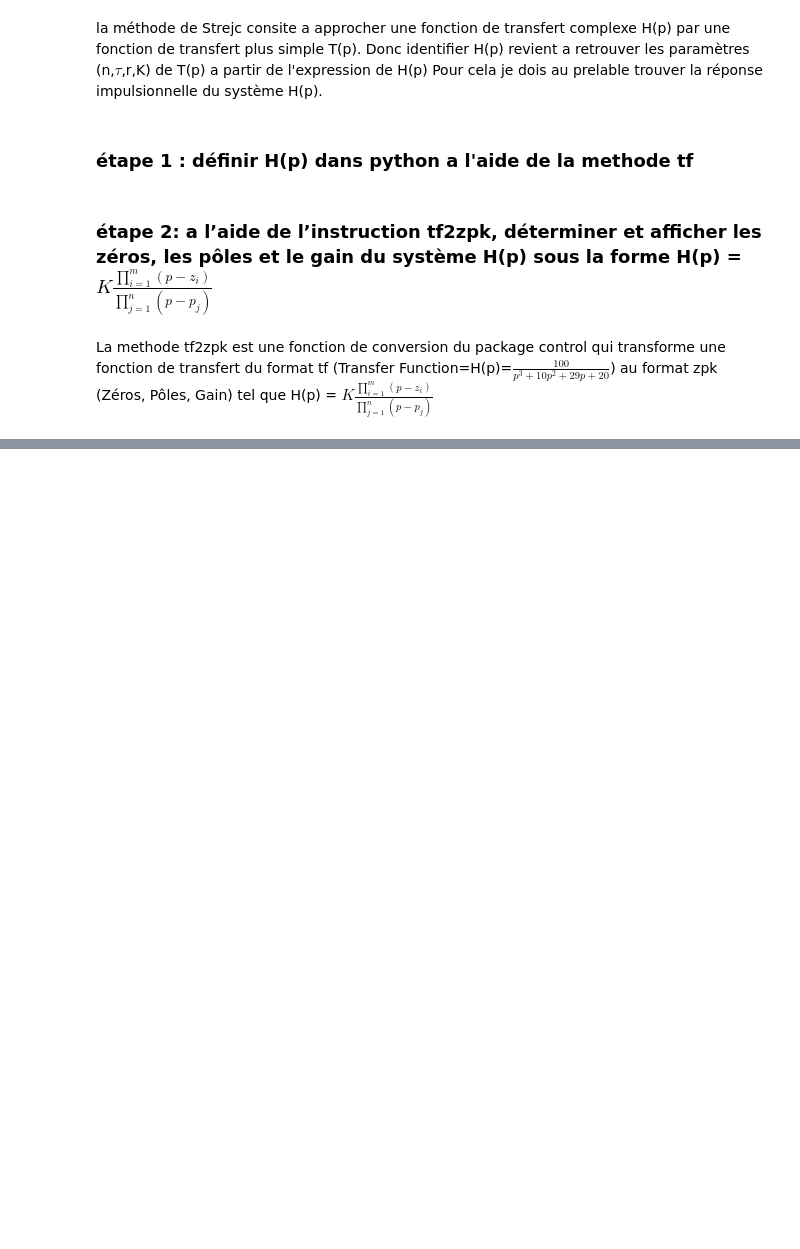
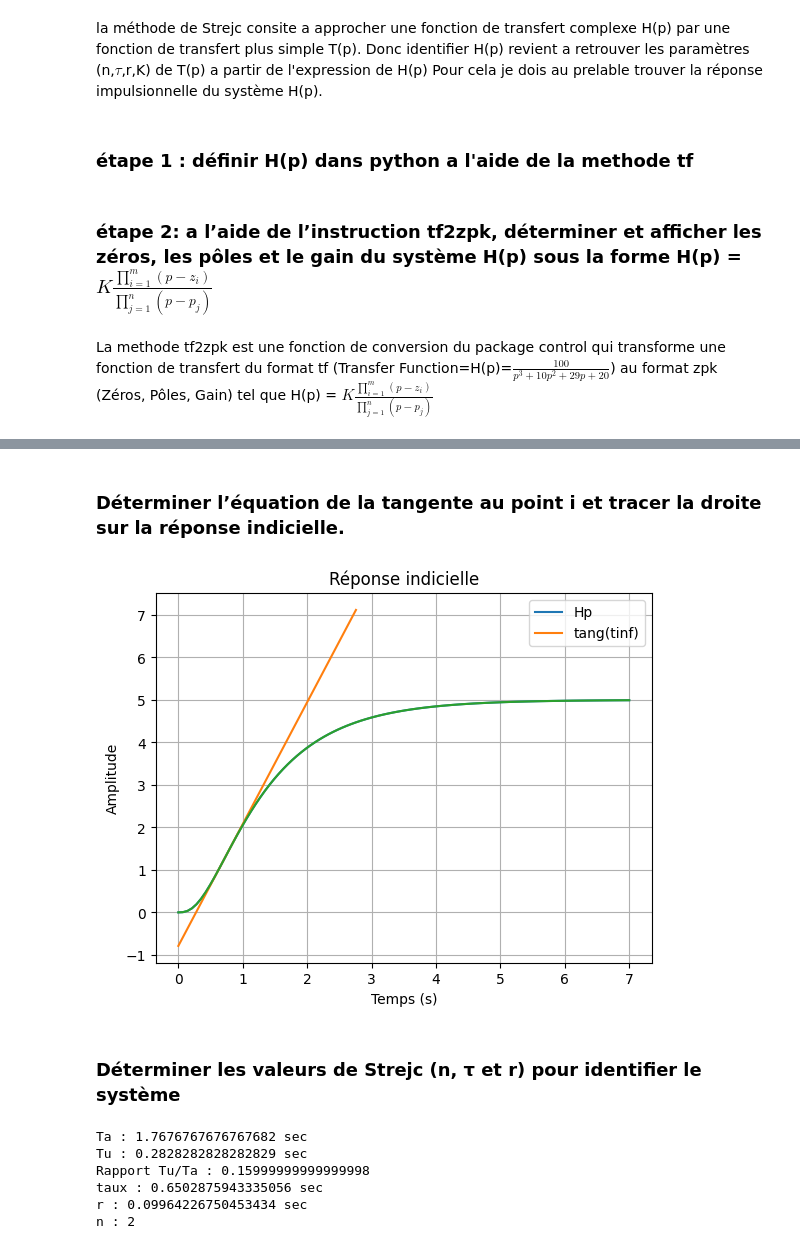
Before and after one commit to LOIC754/loic.akamga, a Jupyter notebook: TP2_IDENTIFACATION_SYSTEME.ipynb, the cells around one changed output, grey strips where cells are left out. Saved outputs shown, nothing was run; the diff lists cells and outputs as text; code cells hidden in the pictures; blank space fills up the shorter version.

```diff
--- a/TP2_IDENTIFACATION_SYSTEME.ipynb
+++ b/TP2_IDENTIFACATION_SYSTEME.ipynb
@@ -31,0 +150,79 @@ La methode tf2zpk est une fonction de conversion du package control qui transfor
+# %% [markdown]
+### Déterminer l’équation de la tangente au point i et tracer la droite sur la réponse indicielle.
+# %%
+
+import scipy.signal as sig
+import matplotlib.pyplot as plt
+
+# définition du système
+num = [100]
+den = [1, 10, 29, 20]
+
+H = sig.TransferFunction(num, den)
+
+# réponse indicielle
+# la fonction step retourne deux tableaux : le temps et la réponse indicielle correspondante
+# t1 est un tableau de temps, Yind est un tableau de la réponse indicielle correspondante
+#Yind=Yindicielle
+t1, Yind = sig.step(H)
+def get_index(value,l,e):
+    for i in range(len(l)):
+        if abs(l[i]-value)<=e:
+            break
+    return i
+
+#5 Determiner l'equation de la tagente au point i
+def tan_gen(a,b,x,xi):
+    y = []
+    for i in x:
+        y.append(a*(i-xi)+b)
+    return y
+
+
+i = get_index(t_inf, t1.T,0)
+a,b,x,xi = Yimp.max(), Yind.T[i], t1.T[:40], t_inf
+d = tan_gen(a,b,x,xi)
+
+plt.plot(t1.T,Yind.T,t1.T[:40],d)
+plt.legend(["Hp","tang(tinf)"])
+plt.title('Reponse indicielle du systeme')
+plt.ylabel('Amplitude')
+
+# affichage
+
+plt.plot(t1, Yind)
+plt.grid()
+plt.xlabel("Temps (s)")
+
+plt.title("Réponse indicielle")
+plt.show()
+# %% [output]
+[figure, added]
+# %% [markdown]
+### Déterminer les valeurs de Strejc (n, τ et r) pour identifier le système
+# %%
+i = get_index(Yind.max(), d,0.1)
+tmax = t1.T[i]
+i = get_index(0, d,0.1)
+tmin = t1.T[i]
+Tu = tmin
+Ta = tmax-tmin
+print("Ta :", Ta,"sec")
+print("Tu :", Tu,"sec")
+print("Rapport Tu/Ta :",Tu/Ta)
+n = 2
+Ta_Taux = 2.7183
+Tu2_Taux = 0.2817
+taux = Ta/Ta_Taux
+Tu2 = taux*Tu2_Taux
+r = Tu-Tu2
+print("taux :",taux,"sec")
+print("r :",r,"sec")
+print("n :",n)
+# %% [output]
+Ta : 1.7676767676767682 sec
+Tu : 0.2828282828282829 sec
+Rapport Tu/Ta : 0.15999999999999998
+taux : 0.6502875943335056 sec
+r : 0.09964226750453434 sec
+n : 2
```
Also changed, not shown: parts of 12 cells of this notebook.
